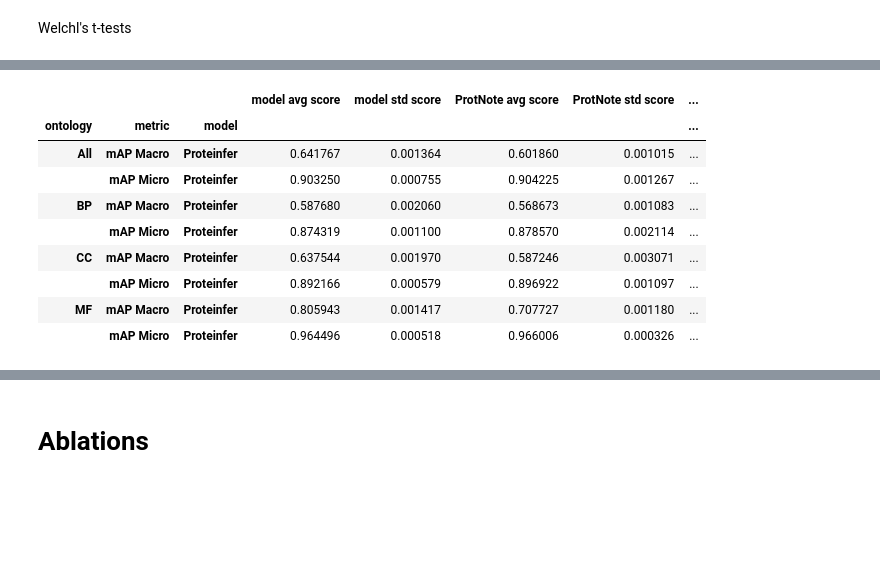
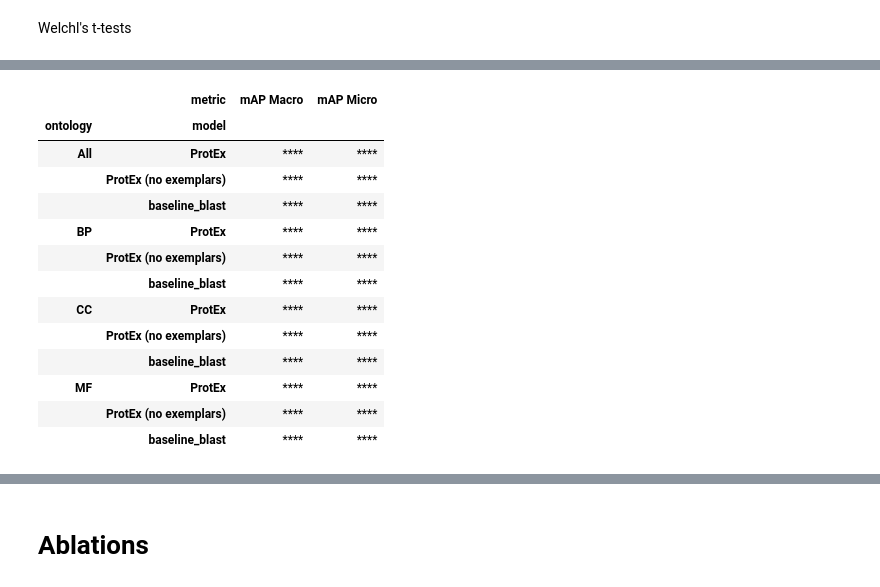
Before and after one commit to microsoft/protnote, a Jupyter notebook: notebooks/Results.ipynb, the cells around one changed output, grey strips where cells are left out. Saved outputs shown, nothing was run; the diff lists cells and outputs as text; code cells hidden in the pictures; blank space fills up the shorter version.

```diff
--- a/notebooks/Results.ipynb
+++ b/notebooks/Results.ipynb
@@ -629,14 +636,14 @@ pinf_model_ids = [ 13703742,
 models = {   **{f'ProtNote_{seed}':f'test_1_logits_TEST_DATA_PATH_seed_replicates_v9_{seed}_sum_last_epoch.h5' for seed in seeds},
              **{f'ProteInfer_{id}':f'test_logits_GO_TEST_DATA_PATH_proteinfer{id}.h5' for id in pinf_model_ids},
                'BLAST':'blast_pivot_parsed_test_GO_train_GO_results_fixed.parquet',
-               'ProtEx': protex_logits_df
+               **protex_logits_dfs
                }
 
 prcurve_df = []
 for model,model_preds in tqdm(models.items(),total=len(models.keys())):
-    if isinstance(model_preds,pd.DataFrame) & (model == 'ProtEx'):
+    if isinstance(model_preds,pd.DataFrame) & ('ProtEx' in model):
         logits_df = model_preds
-        labels_df_curr = protex_labels_df
+        labels_df_curr = protex_labels_dfs[model]
     elif model_preds.endswith("h5"):
         logits_df = pd.read_hdf(f'../outputs/results/{model_preds}',key='logits_df')
         labels_df_curr = labels_df
@@ -705,8 +706,15 @@ plt.show()
 # %% [markdown]
 Simplified GO results (Fig 2)
+# %%
+model_order = ["ProtNote",'Proteinfer',"ProtEx","ProtEx (no exemplars)","baseline_blast"]
+model_order = {model:i for i,model in enumerate(model_order)}
+supervised_final_metrics_df = supervised_final_metrics_df\
+    .reset_index()\
+    .sort_values(by='model',key=lambda col: col.map(model_order))\
+    .set_index(['metric','model','test_name'])
 # %%
 palette = sns.color_palette("tab10")
-palette_ = palette[0:1] + palette[3:6]
+palette_ = palette[0:1] + palette[3:7]
 test_name = 'GO 2019 Supervised'
 for metric in ['mAP Macro','mAP Micro']:
     plot_category_performance(metrics_df = supervised_final_metrics_df[['All']],
@@ -726,7 +734,7 @@ for metric in ['mAP Macro','mAP Micro']:
 Detailed GO supervised results (Fig S2)
 # %%
 palette = sns.color_palette("tab10")
-palette_ = palette[0:1] + palette[3:6]
+palette_ = palette[0:1] + palette[3:7]
 
 for metric in ['mAP Macro','mAP Micro']:
     plot_category_performance(metrics_df = supervised_final_metrics_df,
@@ -747,37 +801,41 @@ Welchl's t-tests
 # %%
 t_test_results = []
 for ontology,metric in product(['All','BP','CC','MF'],['mAP Macro','mAP Micro']):
 
     filtered_data = supervised_final_metrics_df.query('metric==@metric')[[ontology]]
     sample = filtered_data.query('model=="ProtNote"').values
 
-    baseline_models = ['Proteinfer']
+    baseline_models = ['baseline_blast','ProtEx','ProtEx (no exemplars)']
     for baseline_model in baseline_models:
         sample_b = filtered_data.query('model==@baseline_model').values
 
-        t_test_res = ttest_ind(a = sample,b=sample_b,equal_var=False)
+        t_test_res = ttest_1samp(a = sample,popmean=sample_b.mean(),alternative='two-sided')
 
         t_test_results.append({'ontology':ontology,
          'metric':metric,
          'model':baseline_model,
          'model avg score':sample_b.mean(),
          'model std score':sample_b.std(),
          'ProtNote avg score':sample.mean(),
          'ProtNote std score':sample.std(),
          't_test_pvalue':t_test_res.pvalue[0]
         })
 t_test_results = pd.DataFrame.from_records(t_test_results)
 t_test_results = t_test_results.sort_values(by=['model','ontology','metric']).set_index(['ontology','metric','model'])
-t_test_results['significant'] = t_test_results['t_test_pvalue']<0.05
-t_test_results
+t_test_results['significance'] = t_test_results['t_test_pvalue'].apply(get_asteriks)
+t_test_results['significance'].unstack('metric')
 # %% [output]
-|  |  |  | model avg score | model std score | ProtNote avg score | ProtNote std score | ... |
-| ontology | metric | model |  |  |  |  | ... |
-| All | mAP Macro | Proteinfer | 0.641767 | 0.001364 | 0.601860 | 0.001015 | ... |
-|  | mAP Micro | Proteinfer | 0.903250 | 0.000755 | 0.904225 | 0.001267 | ... |
-| BP | mAP Macro | Proteinfer | 0.587680 | 0.002060 | 0.568673 | 0.001083 | ... |
-|  | mAP Micro | Proteinfer | 0.874319 | 0.001100 | 0.878570 | 0.002114 | ... |
-| CC | mAP Macro | Proteinfer | 0.637544 | 0.001970 | 0.587246 | 0.003071 | ... |
-|  | mAP Micro | Proteinfer | 0.892166 | 0.000579 | 0.896922 | 0.001097 | ... |
-| MF | mAP Macro | Proteinfer | 0.805943 | 0.001417 | 0.707727 | 0.001180 | ... |
-|  | mAP Micro | Proteinfer | 0.964496 | 0.000518 | 0.966006 | 0.000326 | ... |
+|  | metric | mAP Macro | mAP Micro |
+| ontology | model |  |  |
+| All | ProtEx | **** | **** |
+|  | ProtEx (no exemplars) | **** | **** |
+|  | baseline_blast | **** | **** |
+| BP | ProtEx | **** | **** |
+|  | ProtEx (no exemplars) | **** | **** |
+|  | baseline_blast | **** | **** |
+| CC | ProtEx | **** | **** |
+|  | ProtEx (no exemplars) | **** | **** |
+|  | baseline_blast | **** | **** |
+| MF | ProtEx | **** | **** |
+|  | ProtEx (no exemplars) | **** | **** |
+|  | baseline_blast | **** | **** |
```
Also changed, not shown: parts of 18 cells of this notebook, 1 other file.
